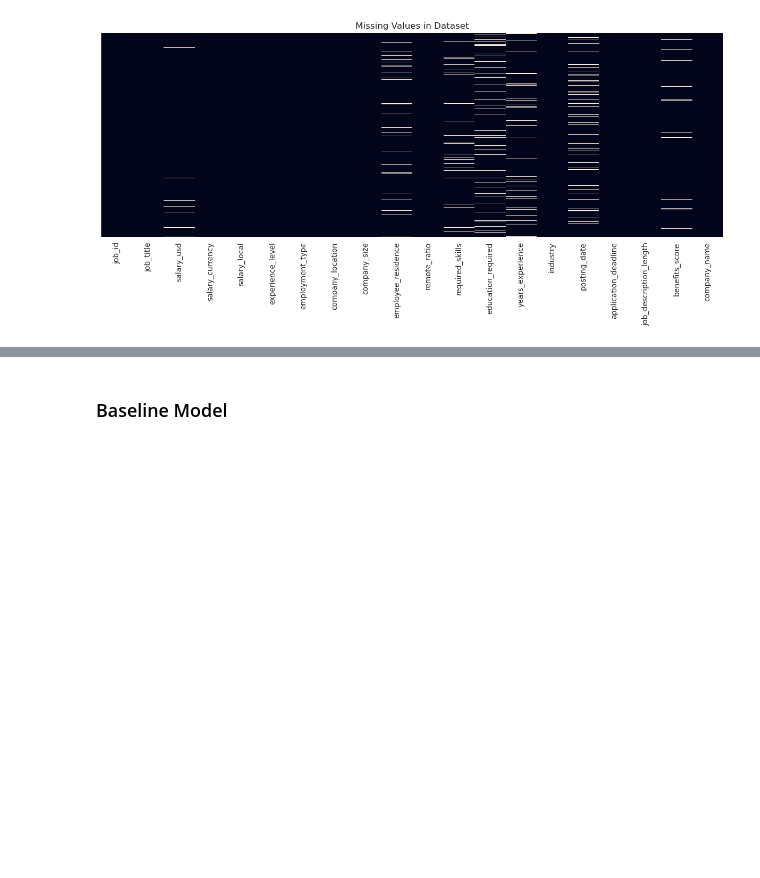
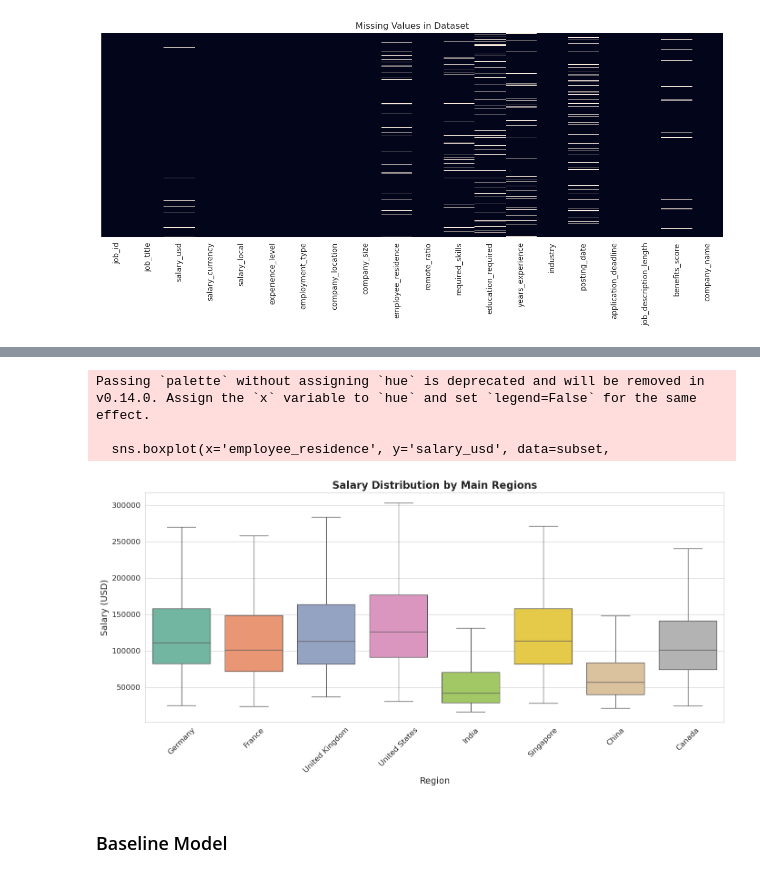
Before and after one commit to fandinos/cmse492_project, a Jupyter notebook: notebooks/exploratory/preliminary.ipynb, the cells around one changed output, grey strips where cells are left out. Cells and saved outputs as stored; diff of their text form; code cells hidden in the pictures; blank space fills up the shorter version.

```diff
--- a/notebooks/exploratory/preliminary.ipynb
+++ b/notebooks/exploratory/preliminary.ipynb
@@ -207,3 +275,33 @@ plt.show()
+# %%
+import seaborn as sns
+import matplotlib.pyplot as plt
+
+# Select main regions
+main_regions = ['United States', 'India', 'China', 'United Kingdom', 'Canada', 'Germany', 'France', 'Singapore']
+subset = data[data['employee_residence'].isin(main_regions)]
+
+# Set style
+sns.set_style("whitegrid")
+plt.figure(figsize=(14,7))
+
+# Boxplot with color palette
+sns.boxplot(x='employee_residence', y='salary_usd', data=subset,
+            palette="Set2", showfliers=False)
+
+# Title and labels
+plt.title('Salary Distribution by Main Regions', fontsize=16, weight='bold')
+plt.ylabel('Salary (USD)', fontsize=14)
+plt.xlabel('Region', fontsize=14)
+plt.xticks(rotation=45, fontsize=12)
+plt.yticks(fontsize=12)
+
+plt.tight_layout()
+plt.show()
+# %% [output]
+Passing `palette` without assigning `hue` is deprecated and will be removed in v0.14.0. Assign the `x` variable to `hue` and set `legend=False` for the same effect.
+
+  sns.boxplot(x='employee_residence', y='salary_usd', data=subset,
+[figure, added]
 # %% [markdown]
 ### Baseline Model
 # %%
```
Also changed, not shown: parts of 7 cells of this notebook, 9 other files.
